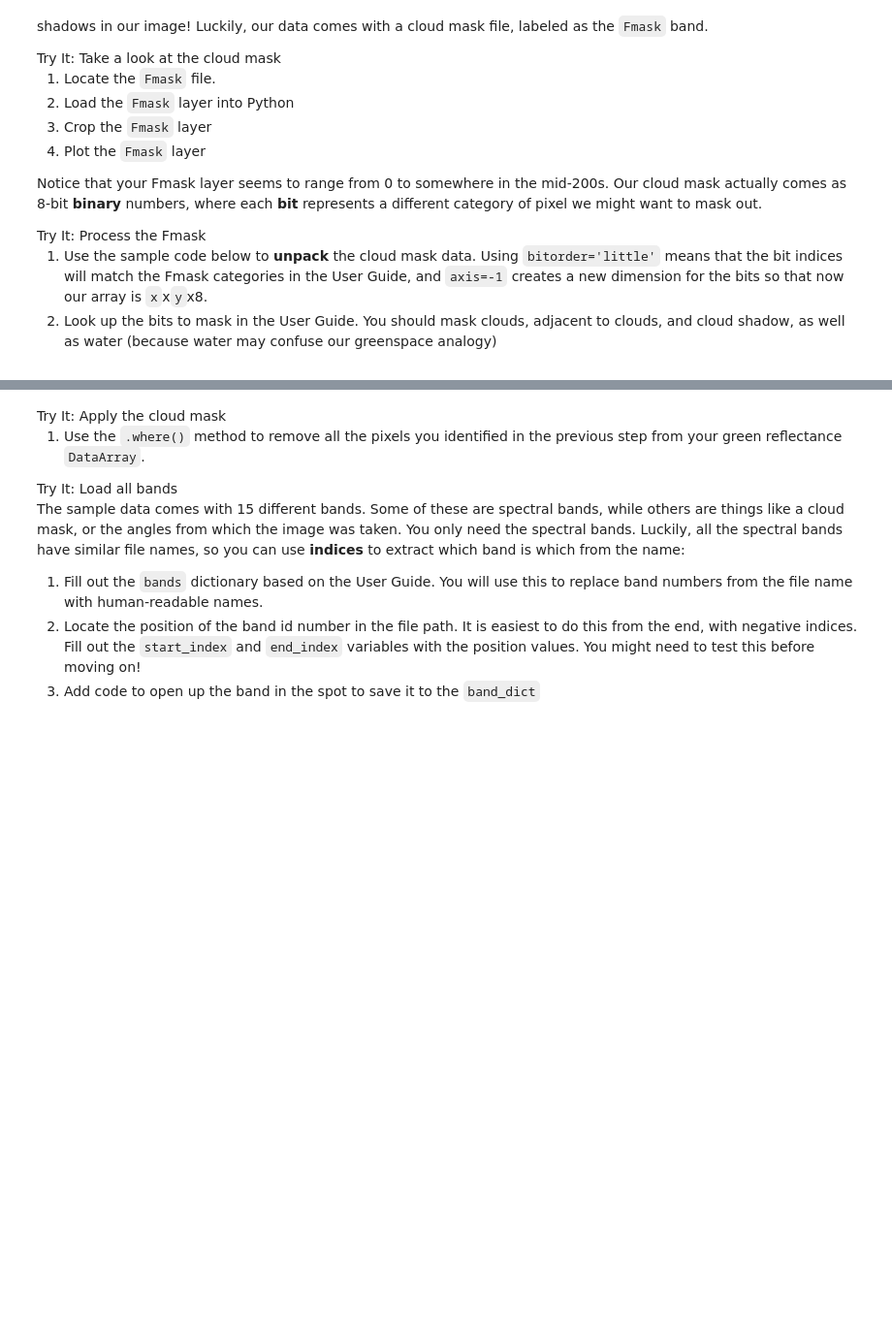
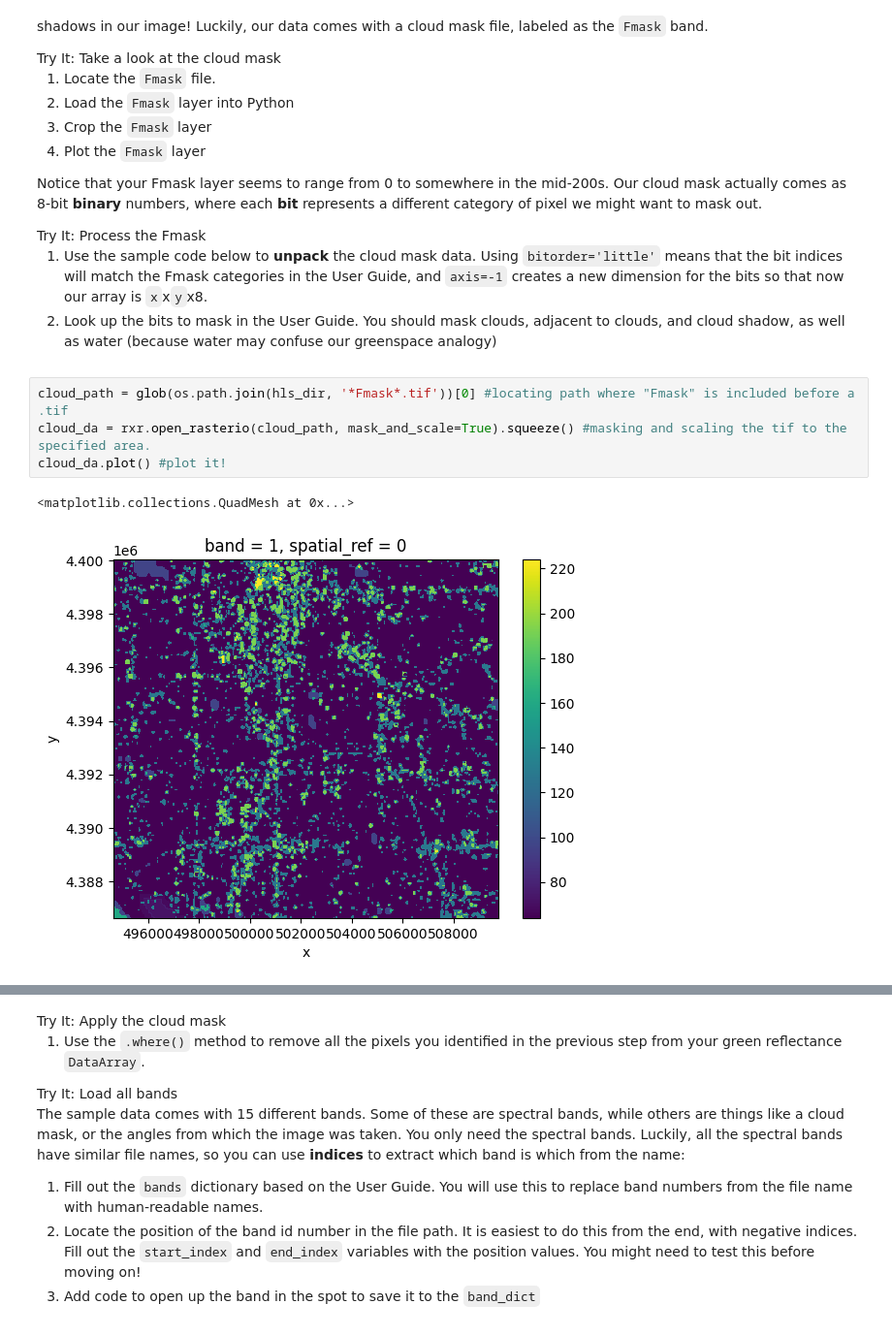
Before and after one commit to earthlab-education/fundamentals-04-redlining-atticusbaker, a Jupyter notebook: notebooks/redlining-32-wrangle-multispectral.ipynb, the cells around one changed output, grey strips where cells are left out. Shown at 97% size. Cells and saved outputs as stored; diff of their text form; blank space fills up the shorter version.

```diff
--- a/notebooks/redlining-32-wrangle-multispectral.ipynb
+++ b/notebooks/redlining-32-wrangle-multispectral.ipynb
@@ -165,4 +191,11 @@ our array is <code>x</code>x<code>y</code>x8.</li>
 adjacent to clouds, and cloud shadow, as well as water (because water
 may confuse our greenspace analogy)</li>
 </ol></div></div>
+# %%
+cloud_path = glob(os.path.join(hls_dir, '*Fmask*.tif'))[0] #locating path where "Fmask" is included before a .tif
+cloud_da = rxr.open_rasterio(cloud_path, mask_and_scale=True).squeeze() #masking and scaling the tif to the specified area.
+cloud_da.plot() #plot it!
+# %% [output]
+<matplotlib.collections.QuadMesh at 0x...>
+[figure, added]
 # %%
```
Also changed, not shown: parts of 7 cells of this notebook, 3 other files.
